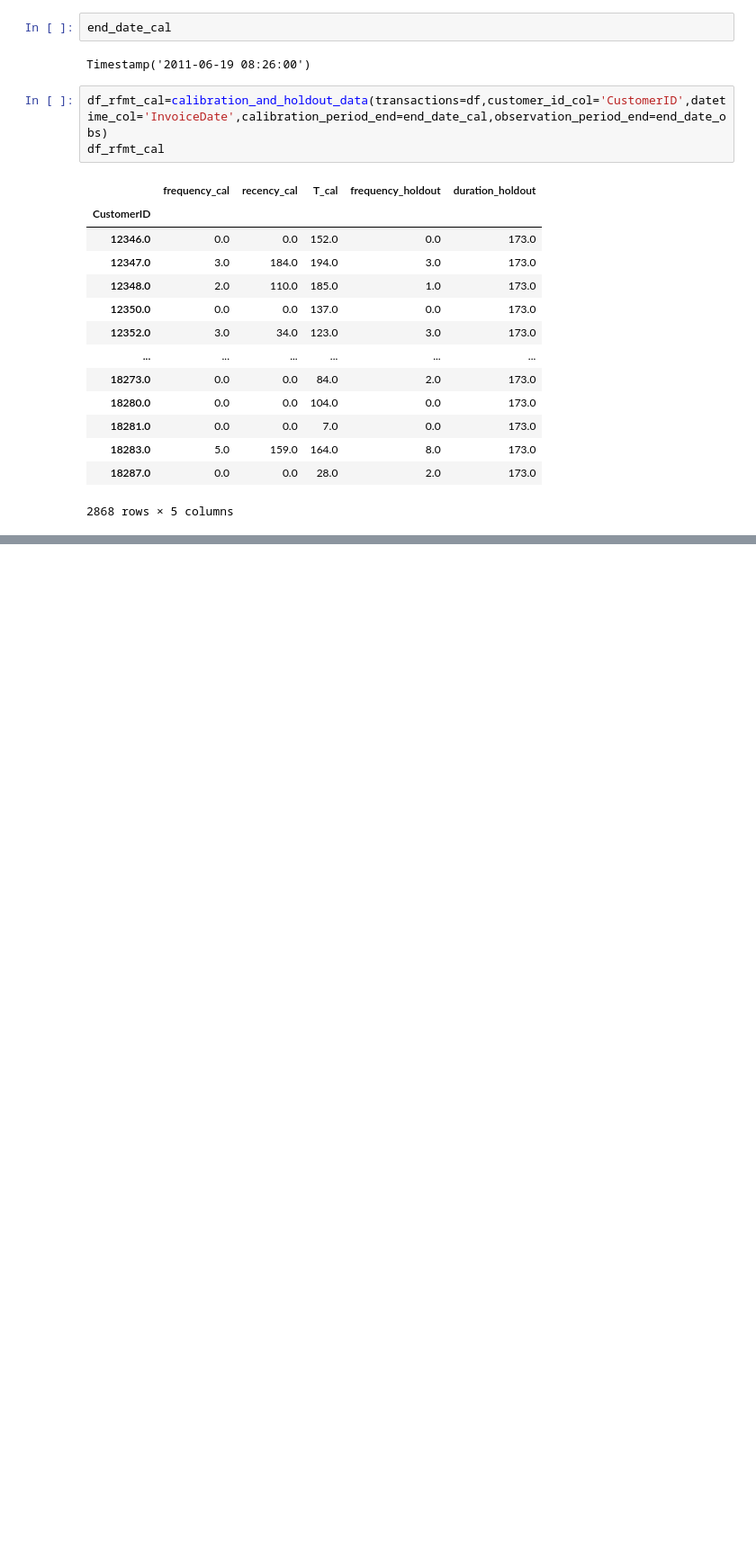
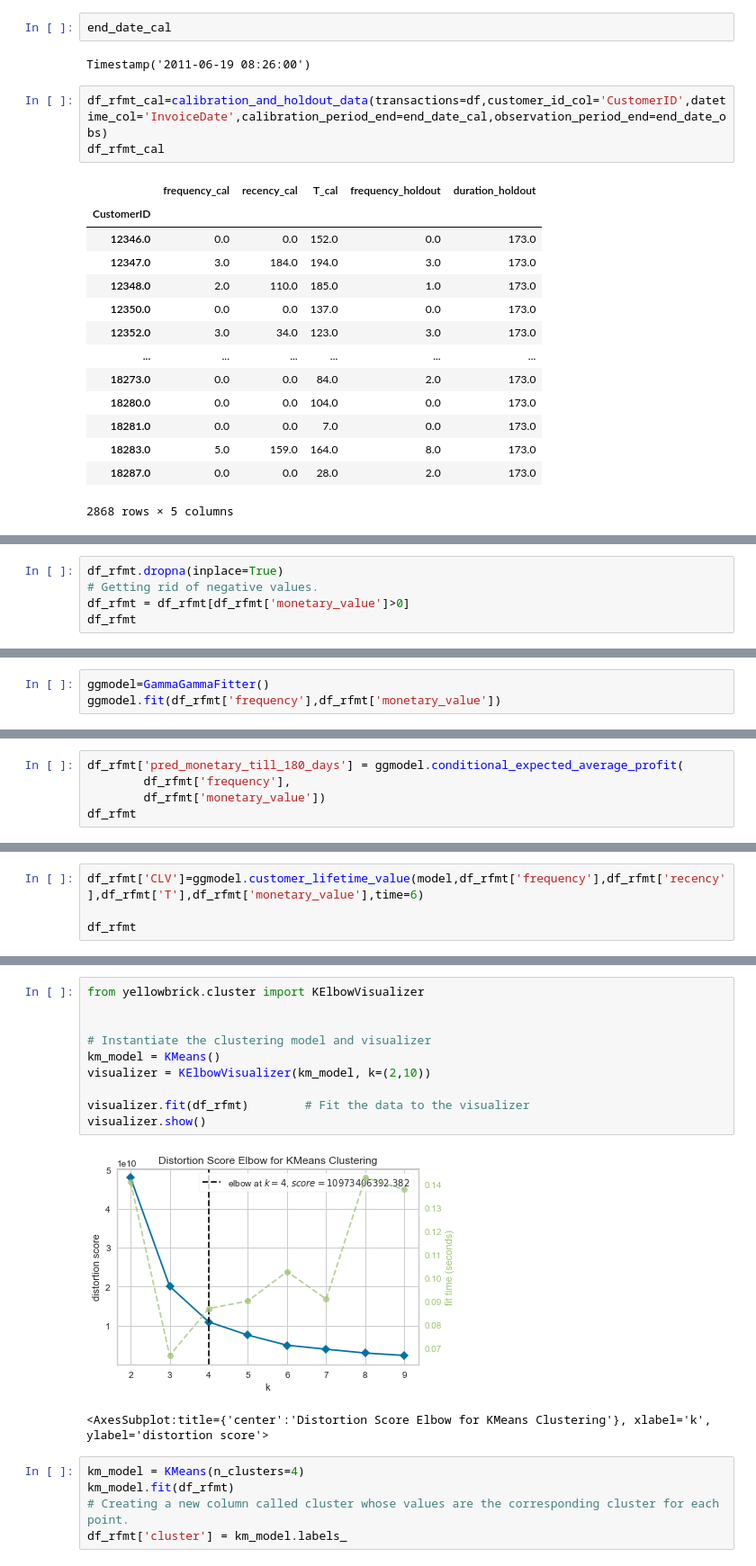
Before and after one commit to kushalasn/RFM-Based-Segmentation, a Jupyter notebook: cltv.ipynb, the cells around one changed output, grey strips where cells are left out. Shown: that part at 90% size. Drawn from its saved outputs; the diff is of its cells as text; blank space fills up the shorter version.

```diff
--- a/cltv.ipynb
+++ b/cltv.ipynb
@@ -173,0 +331,5 @@ df_rfmt_cal
+# %%
+df_rfmt.dropna(inplace=True)
+# Getting rid of negative values.
+df_rfmt = df_rfmt[df_rfmt['monetary_value']>0]
+df_rfmt
@@ -173,0 +351,3 @@ df_rfmt_cal
+# %%
+ggmodel=GammaGammaFitter()
+ggmodel.fit(df_rfmt['frequency'],df_rfmt['monetary_value'])
@@ -173,0 +356,5 @@ df_rfmt_cal
+# %%
+df_rfmt['pred_monetary_till_180_days'] = ggmodel.conditional_expected_average_profit(
+        df_rfmt['frequency'],
+        df_rfmt['monetary_value'])
+df_rfmt
@@ -173,0 +376,4 @@ df_rfmt_cal
+# %%
+df_rfmt['CLV']=ggmodel.customer_lifetime_value(model,df_rfmt['frequency'],df_rfmt['recency'],df_rfmt['T'],df_rfmt['monetary_value'],time=6)
+
+df_rfmt
@@ -173,0 +395,18 @@ df_rfmt_cal
+# %%
+from yellowbrick.cluster import KElbowVisualizer
+
+
+# Instantiate the clustering model and visualizer
+km_model = KMeans()
+visualizer = KElbowVisualizer(km_model, k=(2,10))
+
+visualizer.fit(df_rfmt)        # Fit the data to the visualizer
+visualizer.show()
+# %% [output]
+[figure, added]
+<AxesSubplot:title={'center':'Distortion Score Elbow for KMeans Clustering'}, xlabel='k', ylabel='distortion score'>
+# %%
+km_model = KMeans(n_clusters=4)
+km_model.fit(df_rfmt)
+# Creating a new column called cluster whose values are the corresponding cluster for each point.
+df_rfmt['cluster'] = km_model.labels_
```
Also changed, not shown: parts of 40 cells of this notebook.
